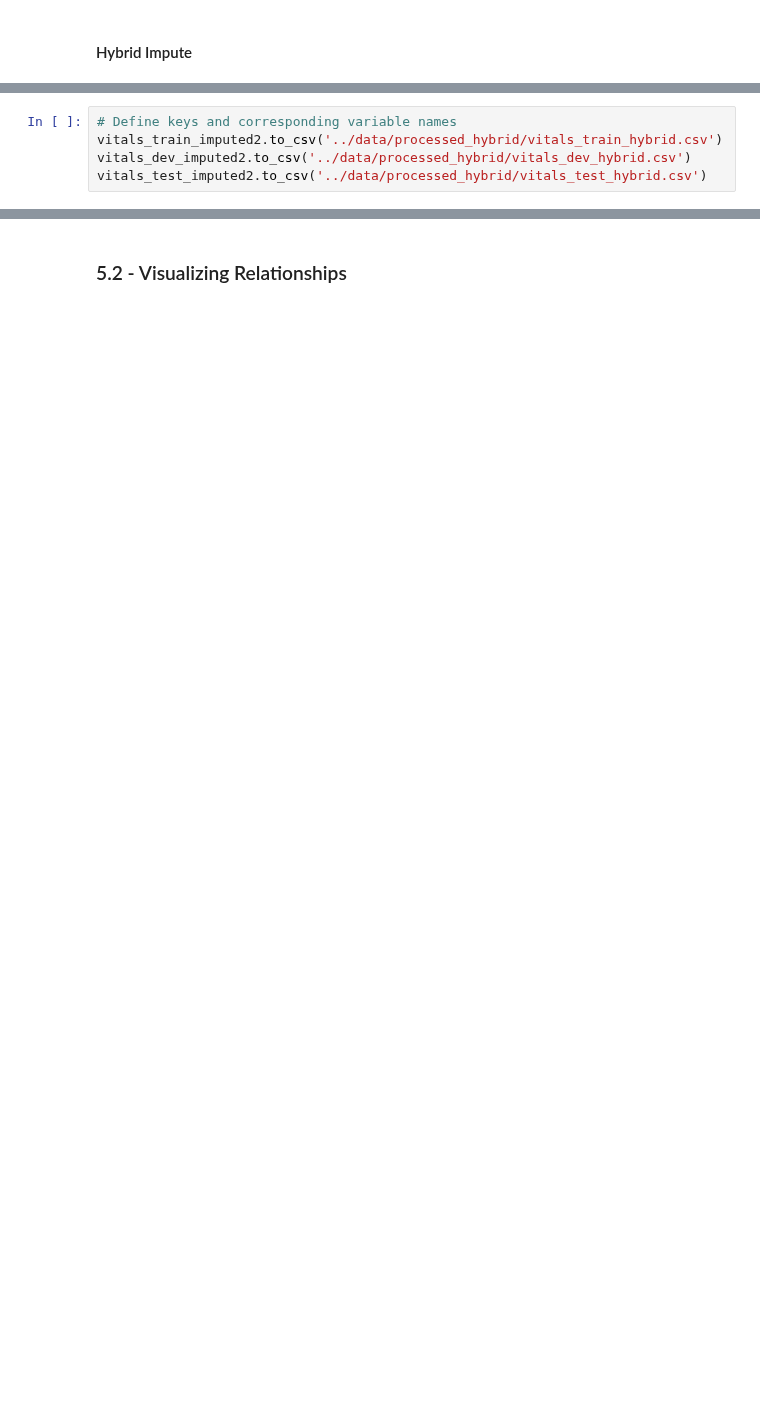
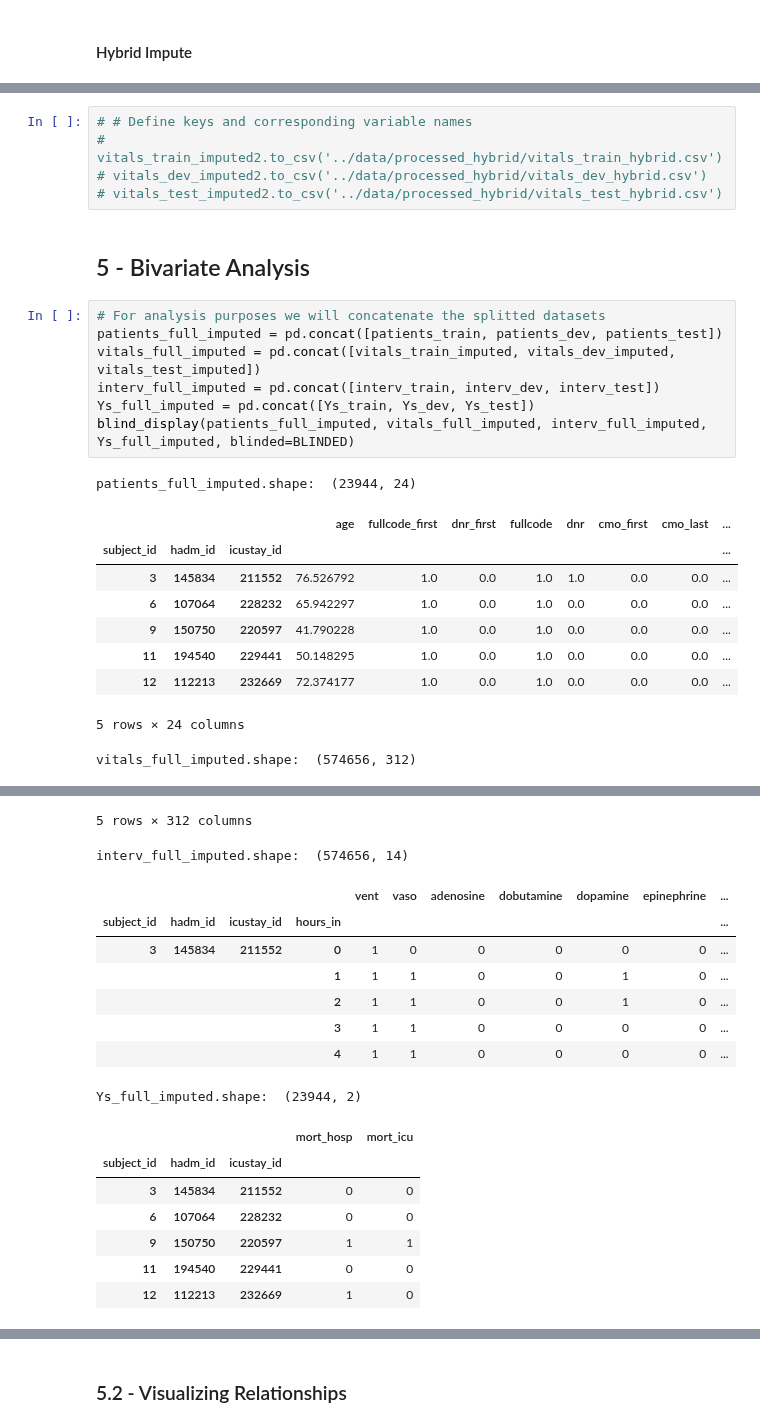
Before and after one commit to drama-404/FuzzyMedNet, a Jupyter notebook: notebooks/EDA.ipynb, the cells around one changed output, grey strips where cells are left out. Cells and saved outputs as stored; diff of their text form; blank space fills up the shorter version.

```diff
--- a/notebooks/EDA.ipynb
+++ b/notebooks/EDA.ipynb
@@ -592,5 +571,26 @@ Wall time: 10min 53s
 # %%
-# Define keys and corresponding variable names
-vitals_train_imputed2.to_csv('../data/processed_hybrid/vitals_train_hybrid.csv')
-vitals_dev_imputed2.to_csv('../data/processed_hybrid/vitals_dev_hybrid.csv')
-vitals_test_imputed2.to_csv('../data/processed_hybrid/vitals_test_hybrid.csv')
+# # Define keys and corresponding variable names
+# vitals_train_imputed2.to_csv('../data/processed_hybrid/vitals_train_hybrid.csv')
+# vitals_dev_imputed2.to_csv('../data/processed_hybrid/vitals_dev_hybrid.csv')
+# vitals_test_imputed2.to_csv('../data/processed_hybrid/vitals_test_hybrid.csv')
+# %% [markdown]
+<a name='5'></a>
+## 5 - Bivariate Analysis
+# %%
+# For analysis purposes we will concatenate the splitted datasets
+patients_full_imputed = pd.concat([patients_train, patients_dev, patients_test])
+vitals_full_imputed = pd.concat([vitals_train_imputed, vitals_dev_imputed, vitals_test_imputed])
+interv_full_imputed = pd.concat([interv_train, interv_dev, interv_test])
+Ys_full_imputed = pd.concat([Ys_train, Ys_dev, Ys_test])
+blind_display(patients_full_imputed, vitals_full_imputed, interv_full_imputed, Ys_full_imputed, blinded=BLINDED)
+# %% [output]
+patients_full_imputed.shape:  (23944, 24)
+|  |  |  | age | fullcode_first | dnr_first | fullcode | dnr | cmo_first | cmo_last | ... |
+| subject_id | hadm_id | icustay_id |  |  |  |  |  |  |  | ... |
+| 3 | 145834 | 211552 | 76.526792 | 1.0 | 0.0 | 1.0 | 1.0 | 0.0 | 0.0 | ... |
+| 6 | 107064 | 228232 | 65.942297 | 1.0 | 0.0 | 1.0 | 0.0 | 0.0 | 0.0 | ... |
+| 9 | 150750 | 220597 | 41.790228 | 1.0 | 0.0 | 1.0 | 0.0 | 0.0 | 0.0 | ... |
+| 11 | 194540 | 229441 | 50.148295 | 1.0 | 0.0 | 1.0 | 0.0 | 0.0 | 0.0 | ... |
+| 12 | 112213 | 232669 | 72.374177 | 1.0 | 0.0 | 1.0 | 0.0 | 0.0 | 0.0 | ... |
+5 rows × 24 columns
+vitals_full_imputed.shape:  (574656, 312)
@@ -597 +605,18 @@ vitals_test_imputed2.to_csv('../data/processed_hybrid/vitals_test_hybrid.csv')
+5 rows × 312 columns
+interv_full_imputed.shape:  (574656, 14)
+|  |  |  |  | vent | vaso | adenosine | dobutamine | dopamine | epinephrine | ... |
+| subject_id | hadm_id | icustay_id | hours_in |  |  |  |  |  |  | ... |
+| 3 | 145834 | 211552 | 0 | 1 | 0 | 0 | 0 | 0 | 0 | ... |
+|  |  |  | 1 | 1 | 1 | 0 | 0 | 1 | 0 | ... |
+|  |  |  | 2 | 1 | 1 | 0 | 0 | 1 | 0 | ... |
+|  |  |  | 3 | 1 | 1 | 0 | 0 | 0 | 0 | ... |
+|  |  |  | 4 | 1 | 1 | 0 | 0 | 0 | 0 | ... |
+Ys_full_imputed.shape:  (23944, 2)
+|  |  |  | mort_hosp | mort_icu |
+| subject_id | hadm_id | icustay_id |  |  |
+| 3 | 145834 | 211552 | 0 | 0 |
+| 6 | 107064 | 228232 | 0 | 0 |
+| 9 | 150750 | 220597 | 1 | 1 |
+| 11 | 194540 | 229441 | 0 | 0 |
+| 12 | 112213 | 232669 | 1 | 0 |
 # %% [markdown]
```
Also changed, not shown: parts of 37 cells of this notebook, 1 other file.
